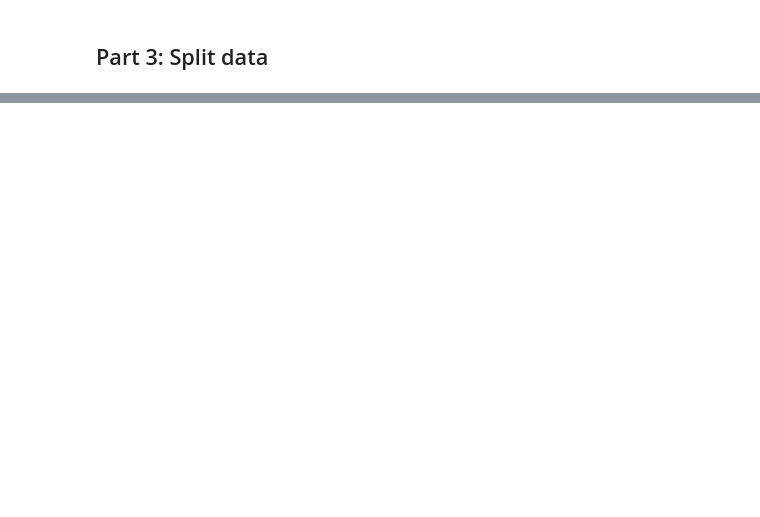
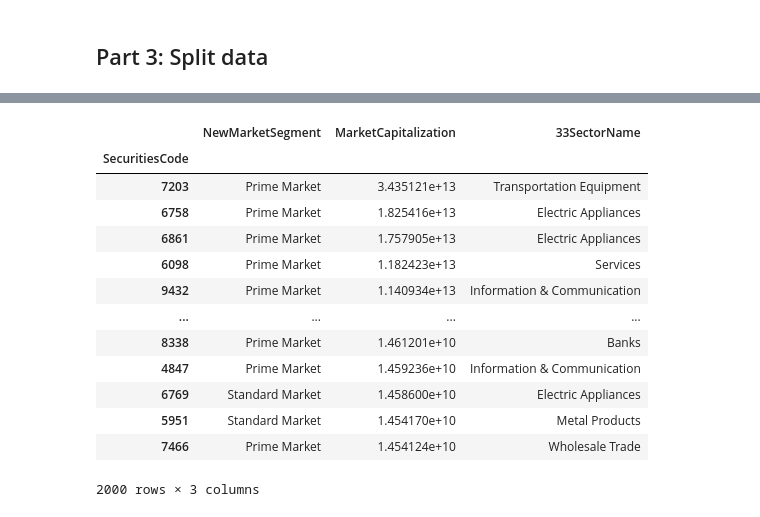
Before and after one commit to JingweiZhang2017/JPX_Tokyo_Stock_Exchange_Prediction, a Jupyter notebook: exploration/stas.ipynb, the cells around one changed output, grey strips where cells are left out. Drawn from its saved outputs; the diff is of its cells as text; code cells hidden in the pictures; blank space fills up the shorter version.

```diff
--- a/exploration/stas.ipynb
+++ b/exploration/stas.ipynb
@@ -36,0 +44,6 @@ stock_prices
+# %%
+start_df = stock_prices[stock_prices['Date']==dates[0]][['SecuritiesCode','Close']].set_index('SecuritiesCode')
+end_df = stock_prices[(stock_prices['Date']==dates[-1])][['SecuritiesCode','Close']].set_index('SecuritiesCode')
+
+stocks_from_start = end_df.index.intersection(start_df.index)
+stocks_from_start_change = (((end_df.loc[stocks_from_start]-start_df.loc[stocks_from_start])/start_df.loc[stocks_from_start])*100).sort_values(by='Close',ascending=False)
@@ -40,0 +163,17 @@ stock_prices
+# %%
+company_info_short.sort_values(by='MarketCapitalization',ascending=False)
+# %% [output]
+|  | NewMarketSegment | MarketCapitalization | 33SectorName |
+| SecuritiesCode |  |  |  |
+| 7203 | Prime Market | 3.435121e+13 | Transportation Equipment |
+| 6758 | Prime Market | 1.825416e+13 | Electric Appliances |
+| 6861 | Prime Market | 1.757905e+13 | Electric Appliances |
+| 6098 | Prime Market | 1.182423e+13 | Services |
+| 9432 | Prime Market | 1.140934e+13 | Information & Communication |
+| ... | ... | ... | ... |
+| 8338 | Prime Market | 1.461201e+10 | Banks |
+| 4847 | Prime Market | 1.459236e+10 | Information & Communication |
+| 6769 | Standard Market | 1.458600e+10 | Electric Appliances |
+| 5951 | Standard Market | 1.454170e+10 | Metal Products |
+| 7466 | Prime Market | 1.454124e+10 | Wholesale Trade |
+2000 rows × 3 columns
```
Also changed, not shown: parts of 30 cells of this notebook.
